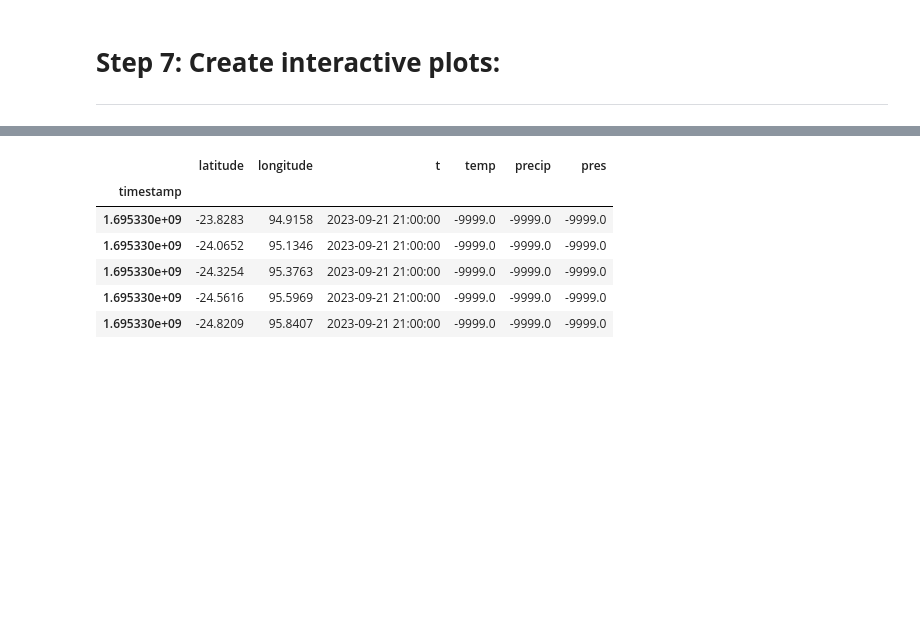
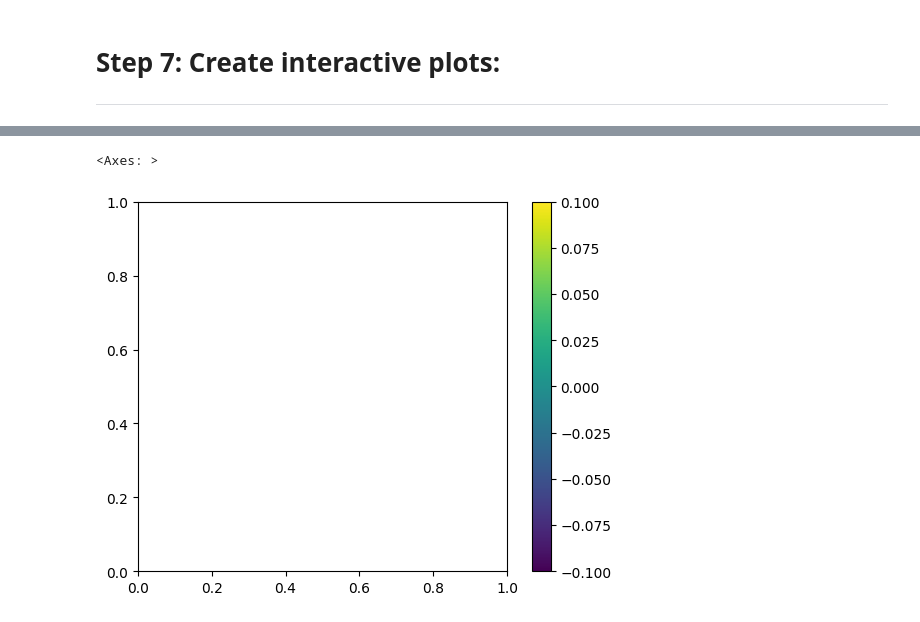
Before and after one commit to cindyy-chen/iss_movement, a Jupyter notebook: Jan_2024_Tracking_the_International_Space_Station_Project.ipynb, the cells around one changed output, grey strips where cells are left out. Drawn from its saved outputs; the diff is of its cells as text; code cells hidden in the pictures; blank space fills up the shorter version.

```diff
--- a/Jan_2024_Tracking_the_International_Space_Station_Project.ipynb
+++ b/Jan_2024_Tracking_the_International_Space_Station_Project.ipynb
@@ -549,10 +457,5 @@ Length: 0
-# %%
-df
-# %% [output]
-|  | latitude | longitude | t | temp | precip | pres |
-| timestamp |  |  |  |  |  |  |
-| 1.695330e+09 | -23.8283 | 94.9158 | 2023-09-21 21:00:00 | -9999.0 | -9999.0 | -9999.0 |
-| 1.695330e+09 | -24.0652 | 95.1346 | 2023-09-21 21:00:00 | -9999.0 | -9999.0 | -9999.0 |
-| 1.695330e+09 | -24.3254 | 95.3763 | 2023-09-21 21:00:00 | -9999.0 | -9999.0 | -9999.0 |
-| 1.695330e+09 | -24.5616 | 95.5969 | 2023-09-21 21:00:00 | -9999.0 | -9999.0 | -9999.0 |
-| 1.695330e+09 | -24.8209 | 95.8407 | 2023-09-21 21:00:00 | -9999.0 | -9999.0 | -9999.0 |
+# %%
+iss_trajc.trajectories[1].plot(legend="true", column="temp")
+# %% [output]
+<Axes: >
+[figure, added]
```
Also changed, not shown: parts of 43 cells of this notebook.
